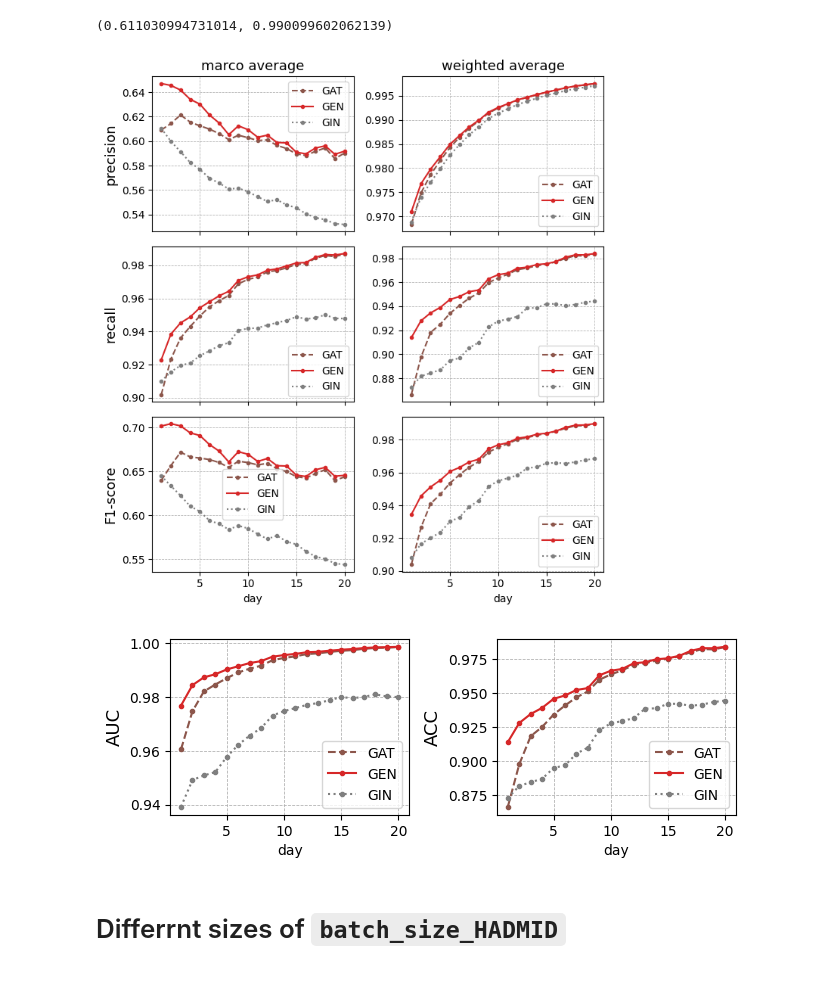
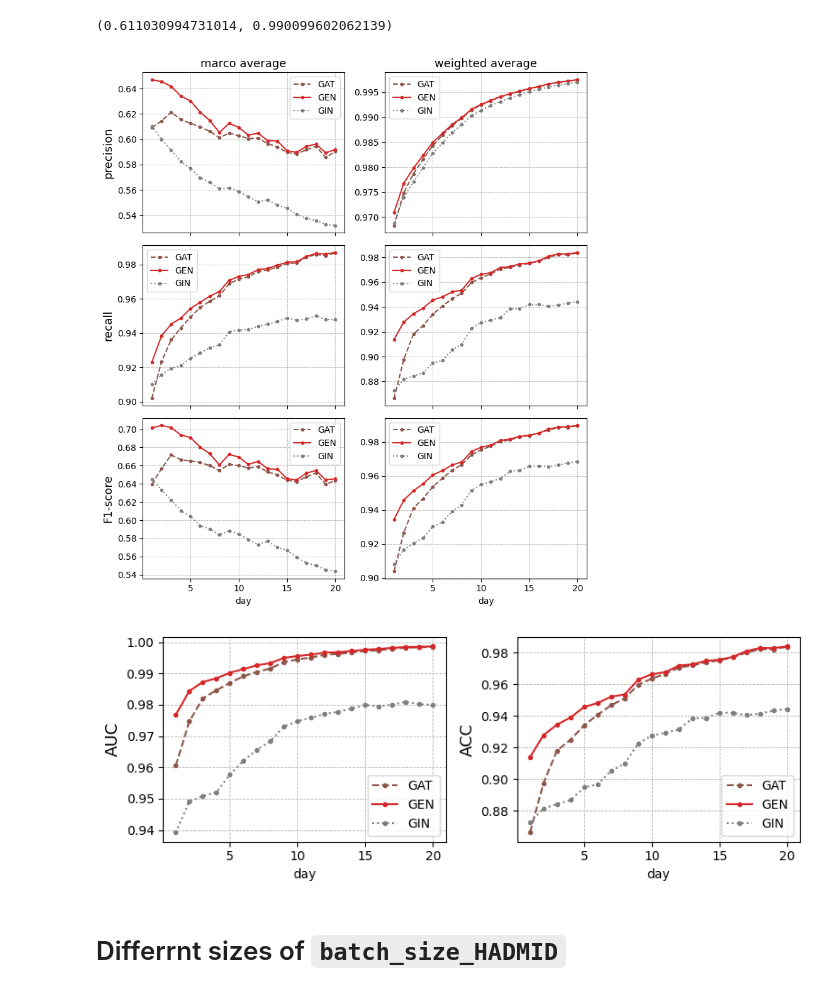
Before and after one commit to Nemo4110/GNNs-Driven-Clinical-Decision-Making-Assistance, a Jupyter notebook: notebook/evaluate.ipynb, the cells around one changed output. Saved outputs shown, nothing was run; the diff lists cells and outputs as text; code cells hidden in the pictures.

```diff
--- a/notebook/evaluate.ipynb
+++ b/notebook/evaluate.ipynb
@@ -100,7 +100,7 @@ total_df_diff_gnn.loc['GEN'].precision_marco_avg.mean(), total_df_diff_gnn.loc['
 fmts = ('.C7:', '.C5--', '.C2:', '.C3-')
 timesteps = range(1, 20+1)
 
-fig, axs = plt.subplots(3, 2, sharex="all", figsize=(3.5*2, 2.5*3))
+fig, axs = plt.subplots(3, 2, sharex="all", figsize=(4*2, 3*3))
 
 # precision
 axs[0, 0].plot(timesteps, total_df_diff_gnn.loc['GAT'].precision_marco_avg, fmts[1],
@@ -121,40 +121,40 @@ axs[0, 1].grid(True, linestyle='--', linewidth=.57)
 axs[1, 0].plot(timesteps, total_df_diff_gnn.loc['GAT'].recall_marco_avg, fmts[1],
                timesteps, total_df_diff_gnn.loc['GEN'].recall_marco_avg, fmts[3],
                timesteps, total_df_diff_gnn.loc['GIN'].recall_marco_avg, fmts[0])
 axs[1, 0].set_ylabel('recall', fontsize=13)
 axs[1, 0].legend(["GAT", "GEN", "GIN"])
 axs[1, 0].grid(True, linestyle='--', linewidth=.57)
 axs[1, 1].plot(timesteps, total_df_diff_gnn.loc['GAT'].recall_weighted_avg, fmts[1],
                timesteps, total_df_diff_gnn.loc['GEN'].recall_weighted_avg, fmts[3],
                timesteps, total_df_diff_gnn.loc['GIN'].recall_weighted_avg, fmts[0])
 axs[1, 1].legend(["GAT", "GEN", "GIN"])
 axs[1, 1].grid(True, linestyle='--', linewidth=.57)
 
 # F1
 axs[2, 0].plot(timesteps, total_df_diff_gnn.loc['GAT'].f1_marco_avg, fmts[1],
                timesteps, total_df_diff_gnn.loc['GEN'].f1_marco_avg, fmts[3],
                timesteps, total_df_diff_gnn.loc['GIN'].f1_marco_avg, fmts[0])
 axs[2, 0].set_ylabel('F1-score', fontsize=13)
 axs[2, 0].set_xlabel('day')
 axs[2, 0].legend(["GAT", "GEN", "GIN"])
 axs[2, 0].grid(True, linestyle='--', linewidth=.57)
 axs[2, 1].plot(timesteps, total_df_diff_gnn.loc['GAT'].f1_weighted_avg, fmts[1],
                timesteps, total_df_diff_gnn.loc['GEN'].f1_weighted_avg, fmts[3],
                timesteps, total_df_diff_gnn.loc['GIN'].f1_weighted_avg, fmts[0])
 axs[2, 1].set_xlabel('day')
 axs[2, 1].legend(["GAT", "GEN", "GIN"])
 axs[2, 1].grid(True, linestyle='--', linewidth=.57)
 
 # fig.suptitle('Performance of different types of GNN per day', fontsize=17)
 plt.tight_layout()
 # %% [output]
-[figure, old version]
+[figure, new version]
 # %%
 # fmts = ('.k--', 'xm--', 'vg-.', '*r:')
 fmts = ('.C7:', '.C5--', '.C2:', '.C3-')
 timesteps = np.arange(1, 20+1)
 
-fig, axs = plt.subplots(1, 2, sharex="all", figsize=(3.3*2, 2.5*1))
+fig, axs = plt.subplots(1, 2, sharex="all", figsize=(4*2, 3*1))
 
 # AUC
 axs[0].plot(timesteps, total_df_diff_gnn.loc['GAT'].auc, fmts[1],
@@ -176,7 +176,7 @@ axs[1].legend(["GAT", "GEN", "GIN"])
 
 plt.tight_layout()
 # %% [output]
-[figure, old version]
+[figure, new version]
 # %% [markdown]
 # Differrnt sizes of `batch_size_HADMID`
 # %%
```
Also changed, not shown: 5 other files.
